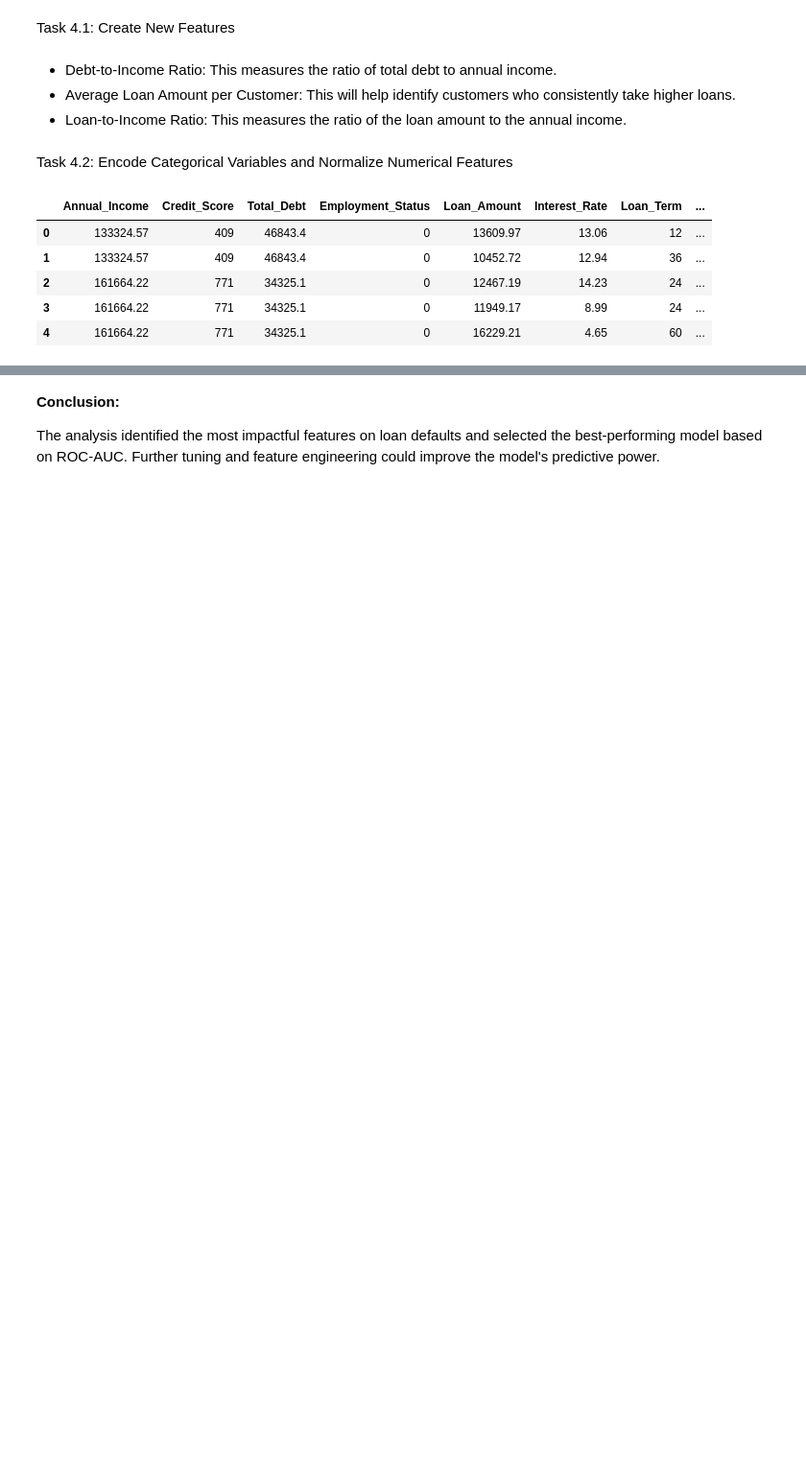
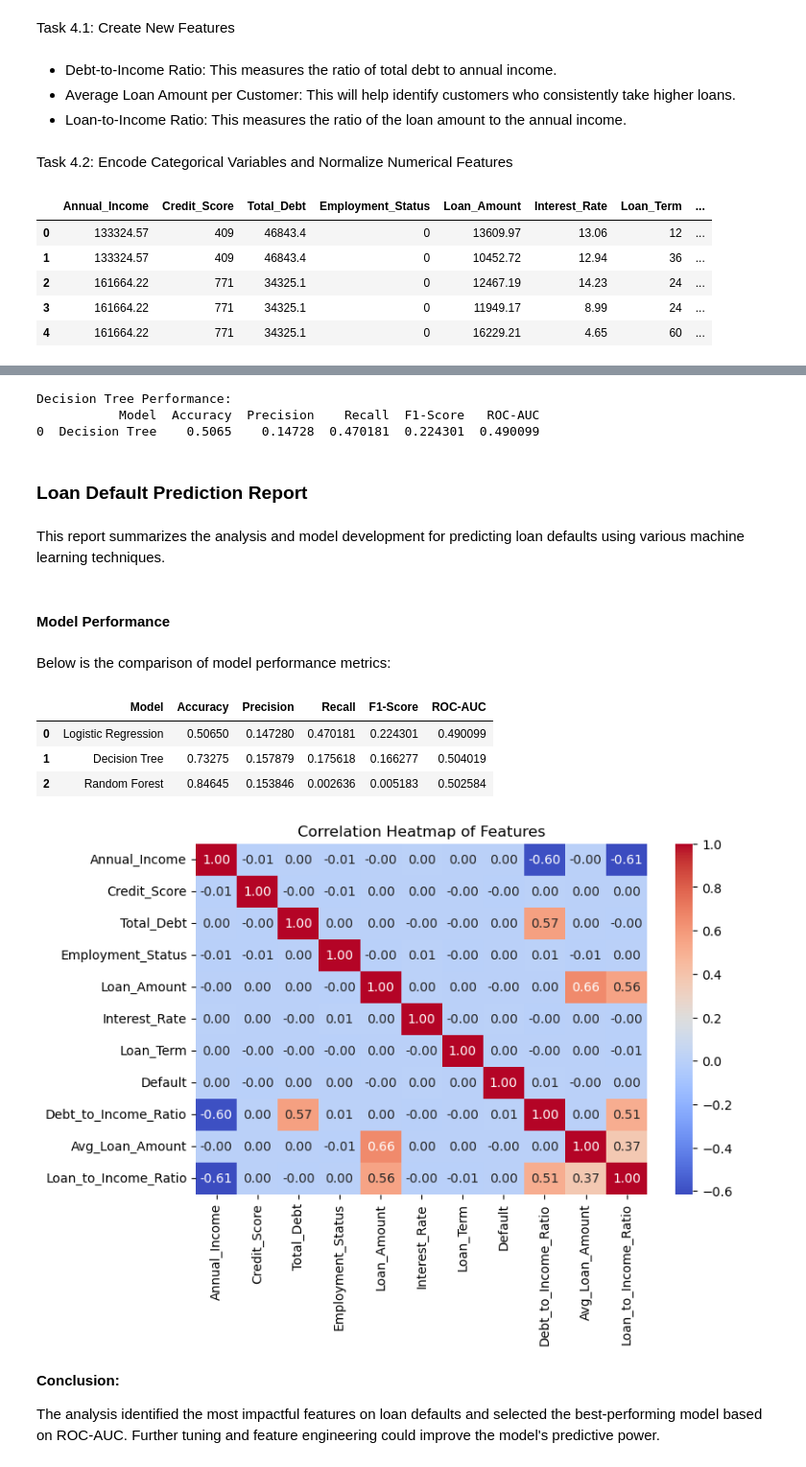
Before and after one commit to krishnabb01/Loan-Prediction, a Jupyter notebook: Loan_Predicating.ipynb, the cells around one changed output, grey strips where cells are left out. Shown at 96% size. Saved outputs shown, nothing was run; the diff lists cells and outputs as text; code cells hidden in the pictures; blank space fills up the shorter version.

```diff
--- a/Loan_Predicating.ipynb
+++ b/Loan_Predicating.ipynb
@@ -473,3 +440,54 @@ plt.show()
+# %%
+y_pred = log_reg.predict(X_test_p)
+y_pred_proba = log_reg.predict_proba(X_test_p)[:, 1]
+
+accuracy = accuracy_score(y_test, y_pred)
+precision = precision_score(y_test, y_pred)
+recall = recall_score(y_test, y_pred)
+f1 = f1_score(y_test, y_pred)
+roc_auc = roc_auc_score(y_test, y_pred_proba)
+
+metrics = {
+    'Model': 'Decision Tree',
+    'Accuracy': accuracy,
+    'Precision': precision,
+    'Recall': recall,
+    'F1-Score': f1,
+    'ROC-AUC': roc_auc
+}
+
+print("Decision Tree Performance:")
+print(pd.DataFrame([metrics]))
+# %% [output]
+Decision Tree Performance:
+           Model  Accuracy  Precision    Recall  F1-Score   ROC-AUC
+0  Decision Tree    0.5065    0.14728  0.470181  0.224301  0.490099
+# %% [markdown]
+### Loan Default Prediction Report
+# %% [markdown]
+This report summarizes the analysis and model development for predicting loan defaults using various machine learning techniques.
+# %% [markdown]
+#### Model Performance
+# %% [markdown]
+Below is the comparison of model performance metrics:
+# %%
+metrics_df
+# %% [output]
+|  | Model | Accuracy | Precision | Recall | F1-Score | ROC-AUC |
+| 0 | Logistic Regression | 0.50650 | 0.147280 | 0.470181 | 0.224301 | 0.490099 |
+| 1 | Decision Tree | 0.73275 | 0.157879 | 0.175618 | 0.166277 | 0.504019 |
+| 2 | Random Forest | 0.84645 | 0.153846 | 0.002636 | 0.005183 | 0.502584 |
+# %%
+# Calculate the correlation matrix
+corr_matrix = df.corr()
+
+# Plot the heatmap
+plt.figure(figsize=(8, 5))
+sns.heatmap(corr_matrix, annot=True, cmap='coolwarm', fmt='.2f')
+plt.title('Correlation Heatmap of Features')
+plt.show()
+# %% [output]
+[figure, added]
 # %% [markdown]
 **Conclusion:**
 
```
Also changed, not shown: parts of 43 cells of this notebook.
